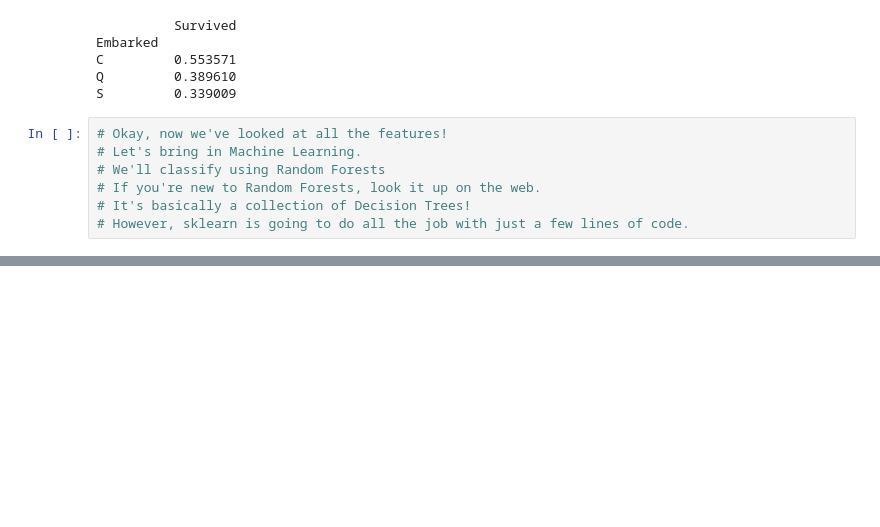
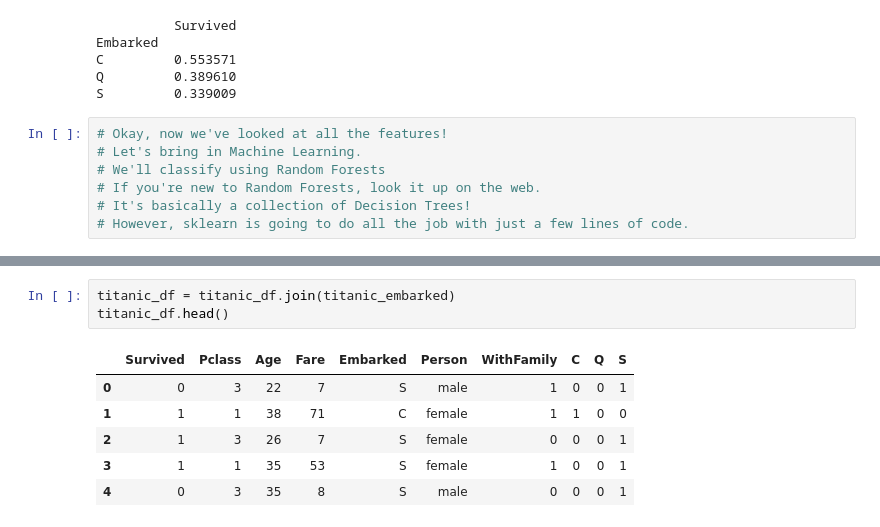
Before and after one commit to sunyam/Titanic_Kaggle, a Jupyter notebook: KaggleTitanic.ipynb, the cells around one changed output, grey strips where cells are left out. Cells and saved outputs as stored; diff of their text form; blank space fills up the shorter version.

```diff
--- a/KaggleTitanic.ipynb
+++ b/KaggleTitanic.ipynb
@@ -484,0 +595,10 @@ S         0.339009
+# %%
+titanic_df = titanic_df.join(titanic_embarked)
+titanic_df.head()
+# %% [output]
+|  | Survived | Pclass | Age | Fare | Embarked | Person | WithFamily | C | Q | S |
+| 0 | 0 | 3 | 22 | 7 | S | male | 1 | 0 | 0 | 1 |
+| 1 | 1 | 1 | 38 | 71 | C | female | 1 | 1 | 0 | 0 |
+| 2 | 1 | 3 | 26 | 7 | S | female | 0 | 0 | 0 | 1 |
+| 3 | 1 | 1 | 35 | 53 | S | female | 1 | 0 | 0 | 1 |
+| 4 | 0 | 3 | 35 | 8 | S | male | 0 | 0 | 0 | 1 |
```
Also changed, not shown: parts of 19 cells of this notebook.
